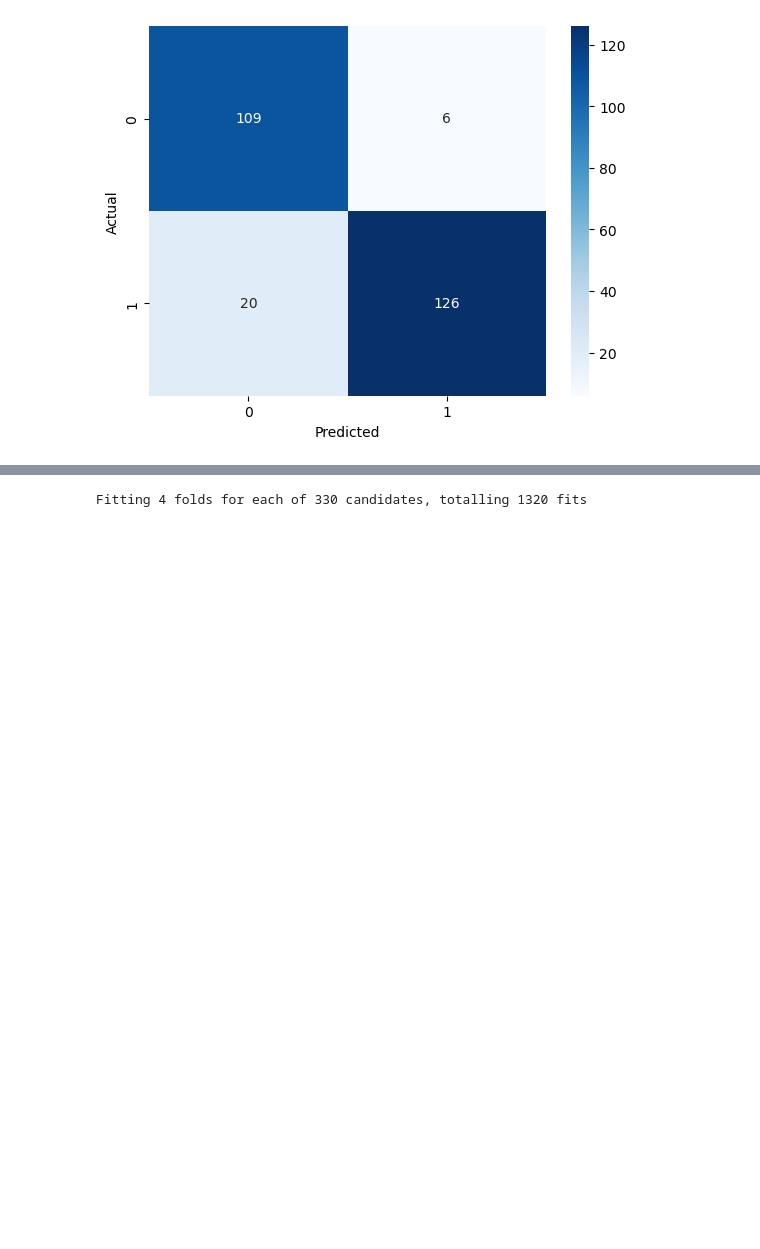
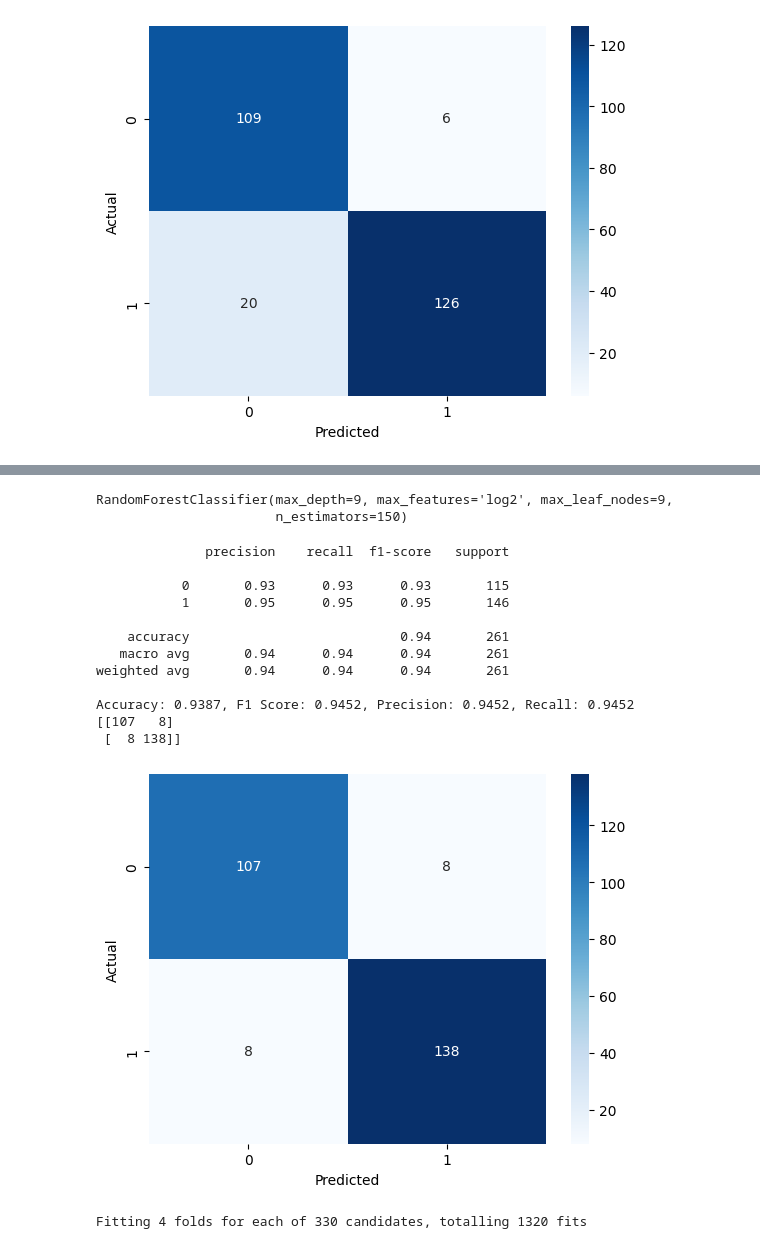
Before and after one commit to ml-cvd-prediction/ml-cvd-prediction.github.io, a Jupyter notebook: src/supervised.ipynb, the cells around one changed output, grey strips where cells are left out. Cells and saved outputs as stored; diff of their text form; code cells hidden in the pictures; blank space fills up the shorter version.

Commit message:
random forest

```diff
--- a/src/supervised.ipynb
+++ b/src/supervised.ipynb
@@ -206,3 +227,48 @@ Accuracy: 0.9004, F1 Score: 0.9065, Precision: 0.9545, Recall: 0.8630
+# %%
+param_grid = {
+    'n_estimators': [25, 50, 100, 150],
+    'max_features': ['sqrt', 'log2', None],
+    'max_depth': [3, 6, 9],
+    'max_leaf_nodes': [3, 6, 9],
+}
+grid_search = GridSearchCV(RandomForestClassifier(),
+                           param_grid=param_grid)
+grid_search.fit(x_train, y_train)
+print(grid_search.best_estimator_)
+# %% [output]
+RandomForestClassifier(max_depth=9, max_features='log2', max_leaf_nodes=9,
+                       n_estimators=150)
+# %%
+rf = RandomForestClassifier()
+rf.fit(x_train, y_train)
+y_pred = rf.predict(x_test)
+print(classification_report(y_pred, y_test))
+accuracy = accuracy_score(y_test, y_pred)
+f1 = f1_score(y_test, y_pred)
+precision = precision_score(y_test, y_pred)
+recall = recall_score(y_test, y_pred)
+print(f"Accuracy: {accuracy:.4f}, F1 Score: {f1:.4f}, Precision: {precision:.4f}, Recall: {recall:.4f}")
+
+cm = confusion_matrix(y_test, y_pred)
+print(cm)
+sns.heatmap(cm, annot=True, fmt='d', cmap='Blues')
+plt.xlabel('Predicted')
+plt.ylabel('Actual')
+plt.show()
+# %% [output]
+              precision    recall  f1-score   support
+
+           0       0.93      0.93      0.93       115
+           1       0.95      0.95      0.95       146
+
+    accuracy                           0.94       261
+   macro avg       0.94      0.94      0.94       261
+weighted avg       0.94      0.94      0.94       261
+
+Accuracy: 0.9387, F1 Score: 0.9452, Precision: 0.9452, Recall: 0.9452
+[[107   8]
+ [  8 138]]
+[figure, added]
 # %%
 from sklearn.model_selection import GridSearchCV, StratifiedKFold
 # %%
```
Also changed, not shown: parts of 4 cells of this notebook, 2 other files.
